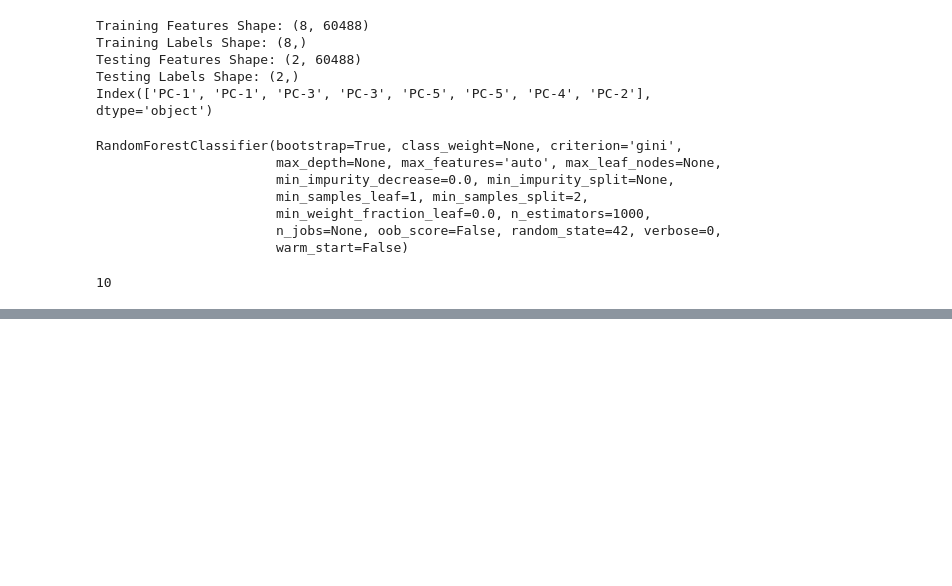
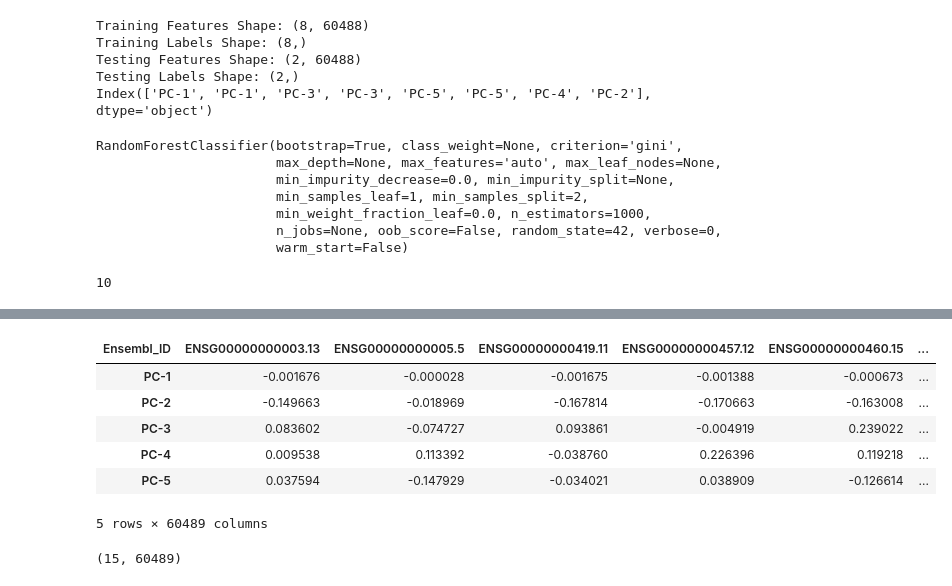
Before and after one commit to estherb-s/CompBio-1, a Jupyter notebook: RandForest-LUNG.ipynb, the cells around one changed output, grey strips where cells are left out. Cells and saved outputs as stored; diff of their text form; code cells hidden in the pictures; blank space fills up the shorter version.

```diff
--- a/RandForest-LUNG.ipynb
+++ b/RandForest-LUNG.ipynb
@@ -219,0 +227,4 @@ for tree_in_forest in randForest.estimators_:
+# %%
+principalCompMESO = pca_prep(df, 5)
+print(principalCompMESO.nlargest(5, ['PC-1']))
+print(principalCompMESO.nlargest(5, ['PC-2']))
@@ -219,0 +246,12 @@ for tree_in_forest in randForest.estimators_:
+# %%
+principalCompMESO = principalCompMESO.T
+principalCompMESO['Target'] = '2'
+principalCompMESO.head()
+# %% [output]
+| Ensembl_ID | ENSG00000000003.13 | ENSG00000000005.5 | ENSG00000000419.11 | ENSG00000000457.12 | ENSG00000000460.15 | ... |
+| PC-1 | -0.001676 | -0.000028 | -0.001675 | -0.001388 | -0.000673 | ... |
+| PC-2 | -0.149663 | -0.018969 | -0.167814 | -0.170663 | -0.163008 | ... |
+| PC-3 | 0.083602 | -0.074727 | 0.093861 | -0.004919 | 0.239022 | ... |
+| PC-4 | 0.009538 | 0.113392 | -0.038760 | 0.226396 | 0.119218 | ... |
+| PC-5 | 0.037594 | -0.147929 | -0.034021 | 0.038909 | -0.126614 | ... |
+5 rows × 60489 columns
@@ -219,0 +260,4 @@ for tree_in_forest in randForest.estimators_:
+# %%
+canComp.shape
+# %% [output]
+(15, 60489)
```
Also changed, not shown: parts of 18 cells of this notebook, 4 other files.
